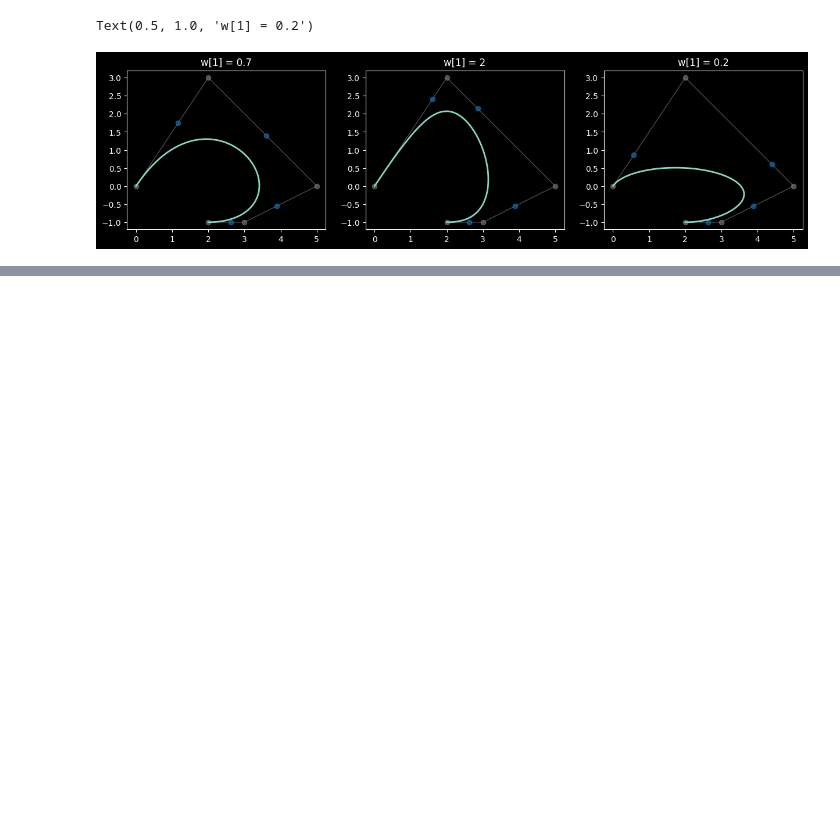
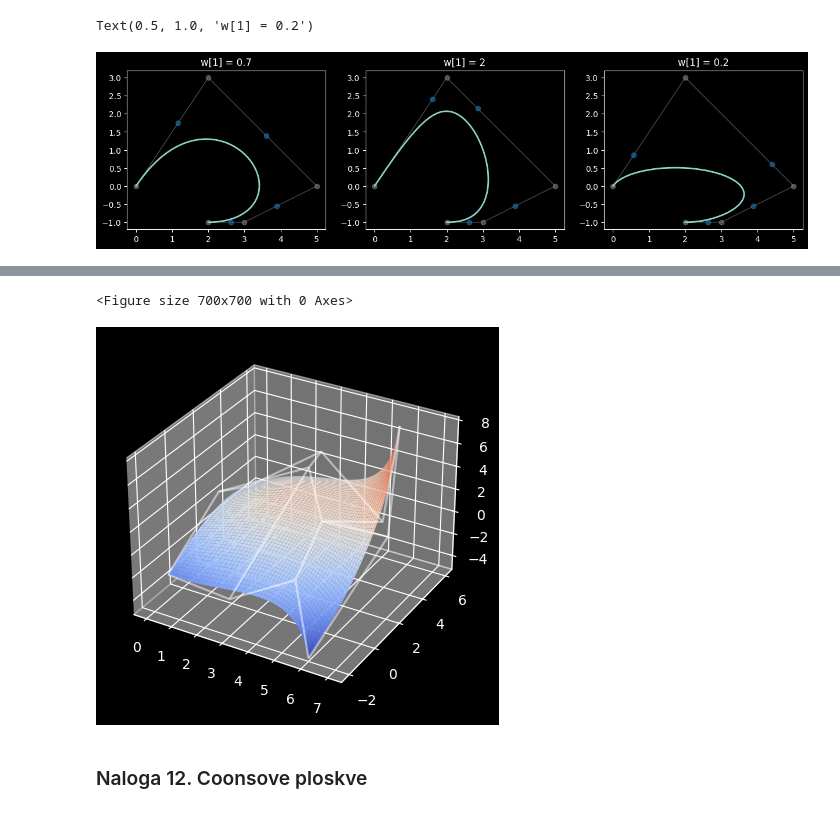
Before and after one commit to njezersek/racunalnisko-podprto-geometrijsko-oblikovanje, a Jupyter notebook: vaje-py/main.ipynb, the cells around one changed output, grey strips where cells are left out. Cells and saved outputs as stored; diff of their text form; code cells hidden in the pictures; blank space fills up the shorter version.

```diff
--- a/vaje-py/main.ipynb
+++ b/vaje-py/main.ipynb
@@ -372,0 +433,14 @@ Text(0.5, 1.0, 'w[1] = 0.2')
+# %%
+Bx = matlab("0 3 5 6; 1 4 5 7; 0 3 5 6")
+By = matlab("-1 -2 -1 -2; 1 2 1 2; 5 5 6 5")
+Bz = matlab("-3 -2 0 -5; 3 6 3 2; -1 4 -2 8")
+B = np.stack((Bx, By, Bz), axis=2)
+
+U = V = np.linspace(0, 1, 7)
+
+bx, by, bz = bezier2(Bx, By, Bz, U, V)
+
+with np.printoptions(precision=4, suppress=True):
+	print("bx: \n", bx)
+	print("by: \n", by)
+	print("bz: \n", bz)
@@ -372,0 +467,9 @@ Text(0.5, 1.0, 'w[1] = 0.2')
+# %%
+plt.figure(figsize=(7,7))
+U = V = np.linspace(0, 1, 100)
+plotbezier2(Bx, By, Bz, U, V)
+# %% [output]
+<Figure size 700x700 with 0 Axes>
+[figure, added]
+# %% [markdown]
+### Naloga 12. Coonsove ploskve
```
Also changed, not shown: parts of 56 cells of this notebook, 56 other files.
